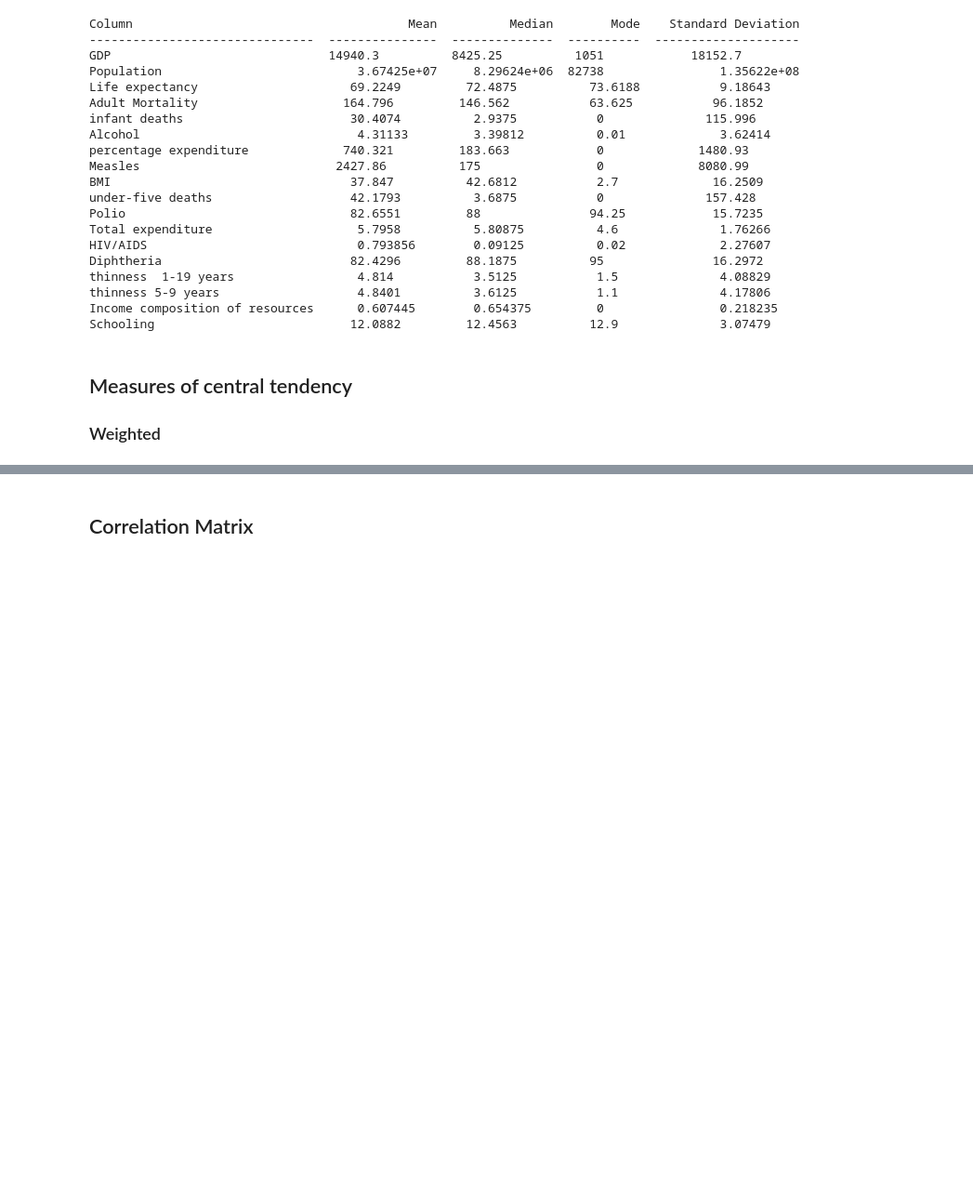
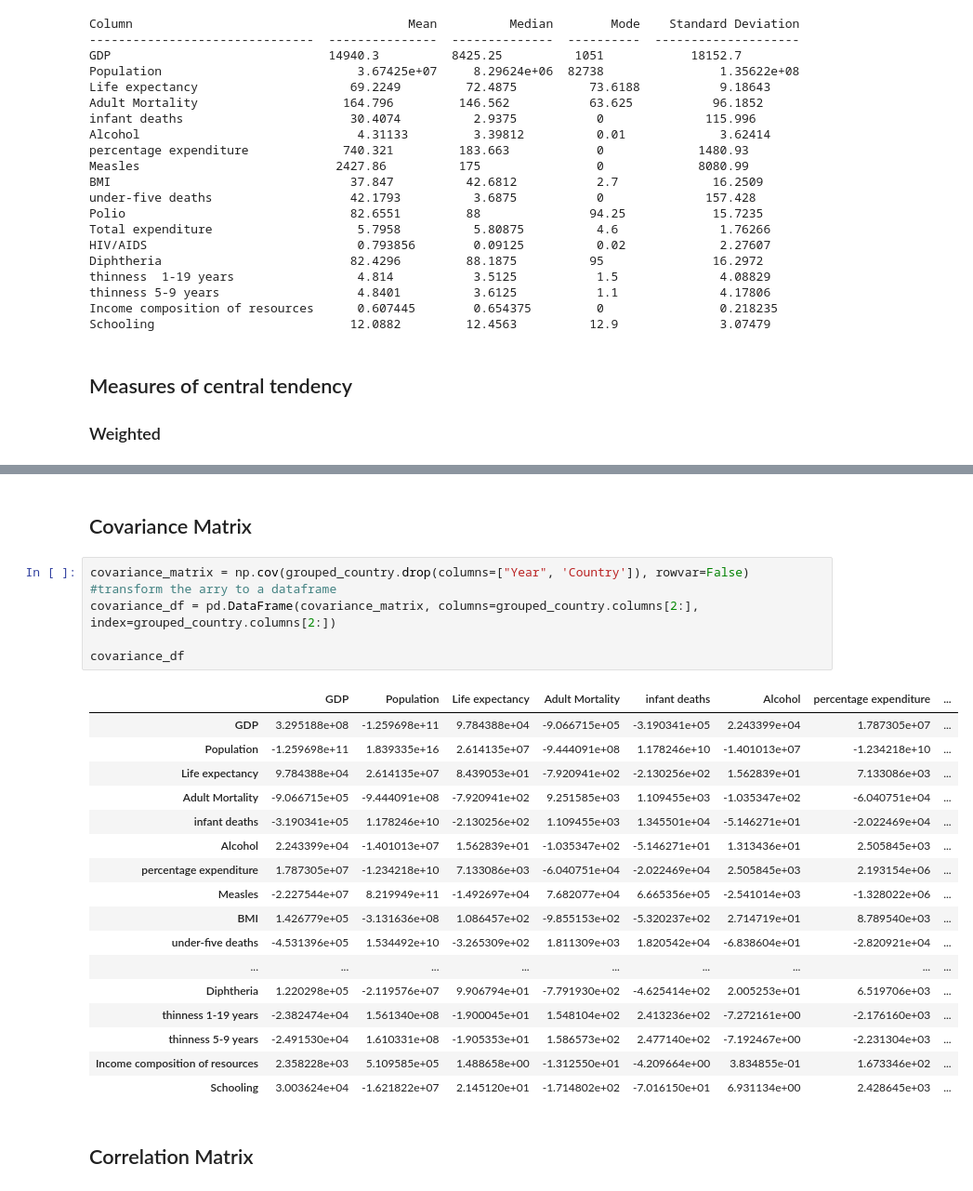
Before and after one commit to MaxIG1/DLBDSEDAV01-Exploratory-Data-Analysis-and-Visualization, a Jupyter notebook: DLBDSEDAV01_Life_expectancy_analysis.ipynb, the cells around one changed output, grey strips where cells are left out. Shown at 93% size. Saved outputs shown, nothing was run; the diff lists cells and outputs as text; blank space fills up the shorter version.

```diff
--- a/DLBDSEDAV01_Life_expectancy_analysis.ipynb
+++ b/DLBDSEDAV01_Life_expectancy_analysis.ipynb
@@ -453,6 +453,32 @@ thinness  1-19 years                 9.0402             4.6375           4.6375
 thinness 5-9 years                   9.1989             4.025            4.025                          9.51773
 Income composition of resources      0.621276           0.66025          0.66025                        0.177163
 Schooling                           11.6492            11.4375          11.4375                         2.51277
+# %% [markdown]
+##  Covariance Matrix
+# %%
+covariance_matrix = np.cov(grouped_country.drop(columns=["Year", 'Country']), rowvar=False)
+#transform the arry to a dataframe
+covariance_df = pd.DataFrame(covariance_matrix, columns=grouped_country.columns[2:], index=grouped_country.columns[2:])
+
+covariance_df
+# %% [output]
+|  | GDP | Population | Life expectancy | Adult Mortality | infant deaths | Alcohol | percentage expenditure | ... |
+| GDP | 3.295188e+08 | -1.259698e+11 | 9.784388e+04 | -9.066715e+05 | -3.190341e+05 | 2.243399e+04 | 1.787305e+07 | ... |
+| Population | -1.259698e+11 | 1.839335e+16 | 2.614135e+07 | -9.444091e+08 | 1.178246e+10 | -1.401013e+07 | -1.234218e+10 | ... |
+| Life expectancy | 9.784388e+04 | 2.614135e+07 | 8.439053e+01 | -7.920941e+02 | -2.130256e+02 | 1.562839e+01 | 7.133086e+03 | ... |
+| Adult Mortality | -9.066715e+05 | -9.444091e+08 | -7.920941e+02 | 9.251585e+03 | 1.109455e+03 | -1.035347e+02 | -6.040751e+04 | ... |
+| infant deaths | -3.190341e+05 | 1.178246e+10 | -2.130256e+02 | 1.109455e+03 | 1.345501e+04 | -5.146271e+01 | -2.022469e+04 | ... |
+| Alcohol | 2.243399e+04 | -1.401013e+07 | 1.562839e+01 | -1.035347e+02 | -5.146271e+01 | 1.313436e+01 | 2.505845e+03 | ... |
+| percentage expenditure | 1.787305e+07 | -1.234218e+10 | 7.133086e+03 | -6.040751e+04 | -2.022469e+04 | 2.505845e+03 | 2.193154e+06 | ... |
+| Measles | -2.227544e+07 | 8.219949e+11 | -1.492697e+04 | 7.682077e+04 | 6.665356e+05 | -2.541014e+03 | -1.328022e+06 | ... |
+| BMI | 1.426779e+05 | -3.131636e+08 | 1.086457e+02 | -9.855153e+02 | -5.320237e+02 | 2.714719e+01 | 8.789540e+03 | ... |
+| under-five deaths | -4.531396e+05 | 1.534492e+10 | -3.265309e+02 | 1.811309e+03 | 1.820542e+04 | -6.838604e+01 | -2.820921e+04 | ... |
+| ... | ... | ... | ... | ... | ... | ... | ... | ... |
+| Diphtheria | 1.220298e+05 | -2.119576e+07 | 9.906794e+01 | -7.791930e+02 | -4.625414e+02 | 2.005253e+01 | 6.519706e+03 | ... |
+| thinness 1-19 years | -2.382474e+04 | 1.561340e+08 | -1.900045e+01 | 1.548104e+02 | 2.413236e+02 | -7.272161e+00 | -2.176160e+03 | ... |
+| thinness 5-9 years | -2.491530e+04 | 1.610331e+08 | -1.905353e+01 | 1.586573e+02 | 2.477140e+02 | -7.192467e+00 | -2.231304e+03 | ... |
+| Income composition of resources | 2.358228e+03 | 5.109585e+05 | 1.488658e+00 | -1.312550e+01 | -4.209664e+00 | 3.834855e-01 | 1.673346e+02 | ... |
+| Schooling | 3.003624e+04 | -1.621822e+07 | 2.145120e+01 | -1.714802e+02 | -7.016150e+01 | 6.931134e+00 | 2.428645e+03 | ... |
 # %% [markdown]
 ##  Correlation Matrix
 # %%
```
Also changed, not shown: parts of 3 cells of this notebook.
